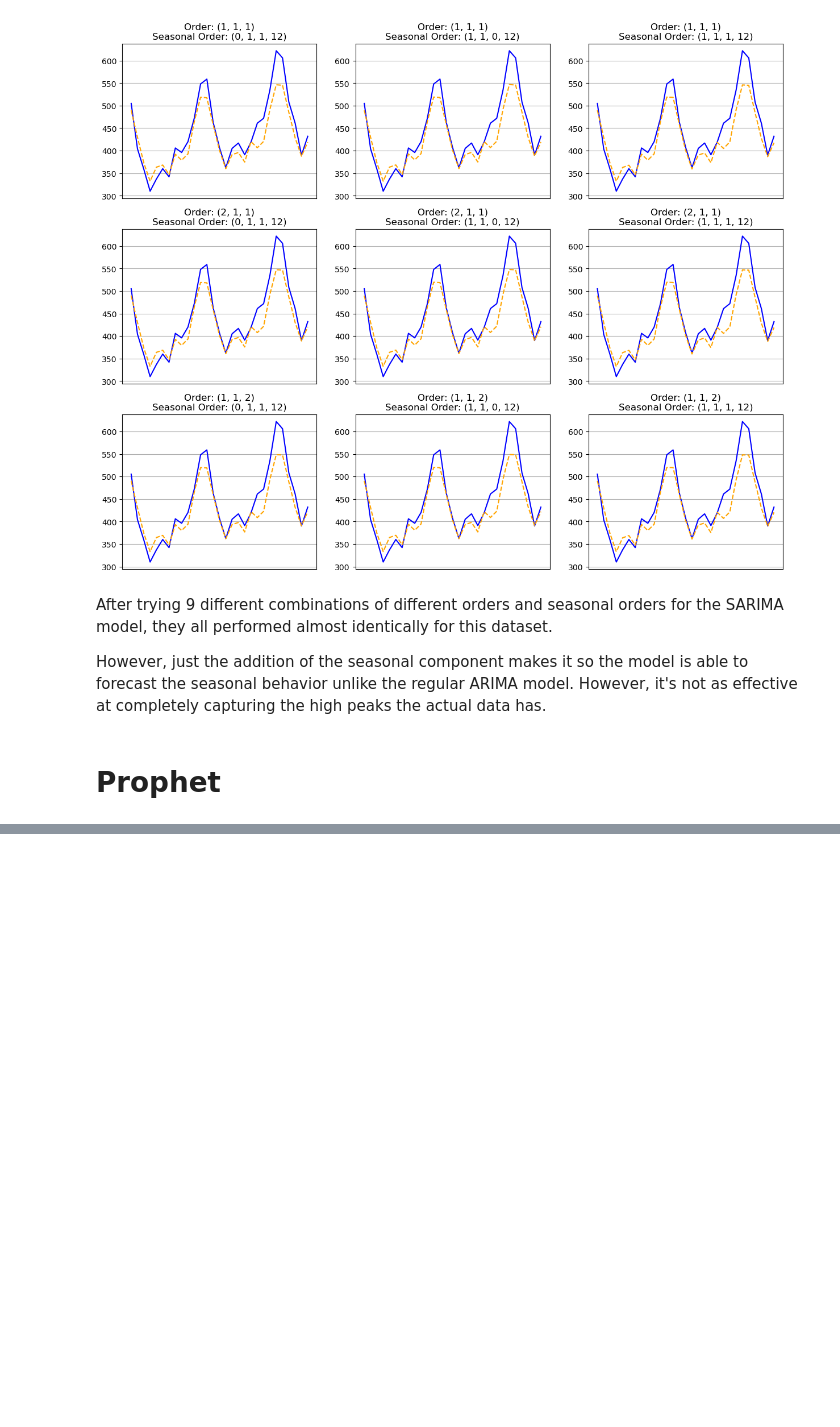
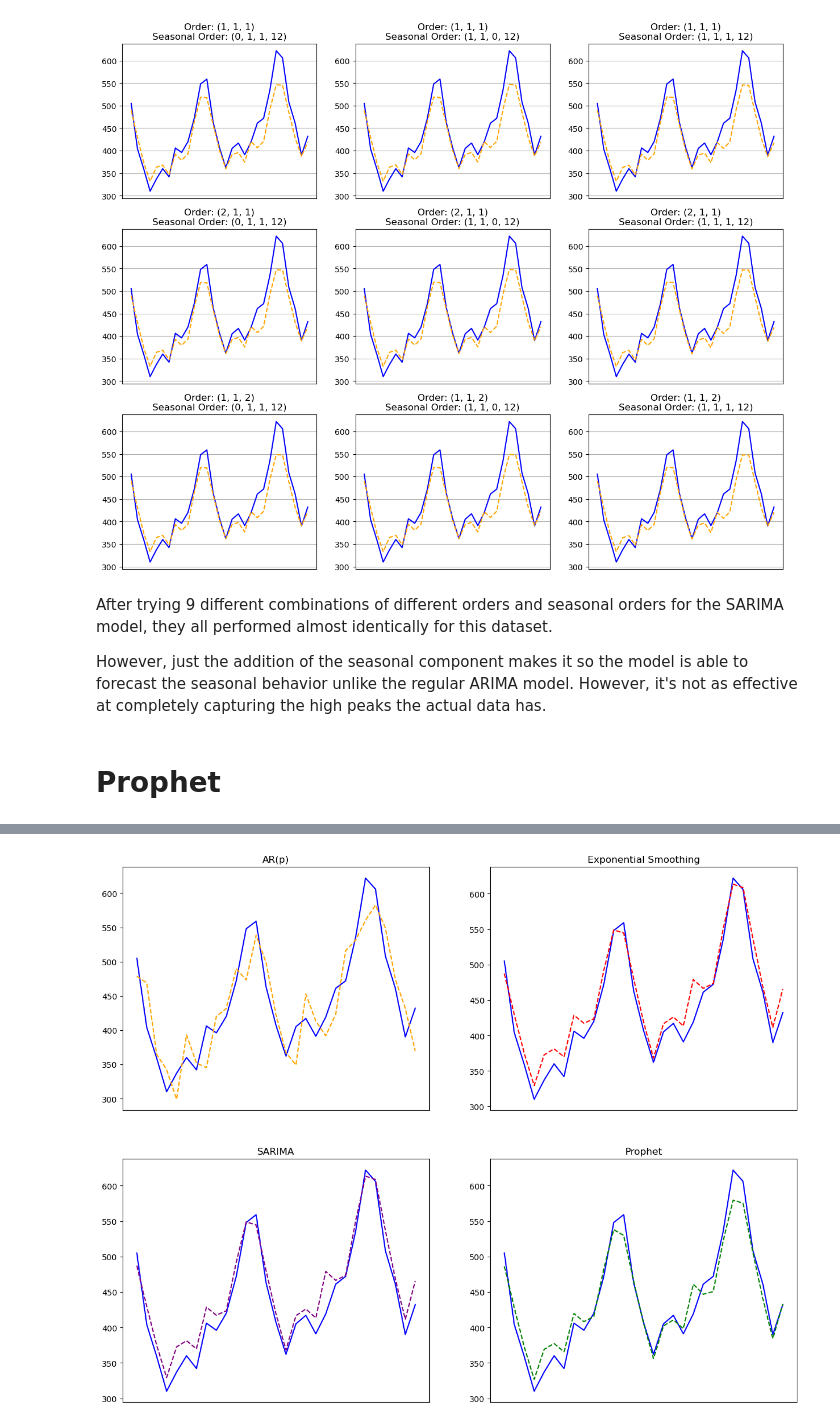
Before and after one commit to lyvin05/EE344-Time-Forecasting-Project, a Jupyter notebook: Notebooks/time_forecast_airline_passengers.ipynb, the cells around one changed output, grey strips where cells are left out. Drawn from its saved outputs; the diff is of its cells as text; code cells hidden in the pictures; blank space fills up the shorter version.

```diff
--- a/Notebooks/time_forecast_airline_passengers.ipynb
+++ b/Notebooks/time_forecast_airline_passengers.ipynb
@@ -506,0 +673,78 @@ However, just the addition of the seasonal component makes it so the model is ab
+# %%
+fig, axes = plt.subplots(2, 2, figsize=(15, 12))
+axes = axes.flatten()
+
+axes[0].plot(test["month"], y_test, color="blue", label="Observed")
+axes[0].plot(test["month"], arp_pred, color="orange", linestyle="--", label="Forecast")
+axes[0].set_title(
+    "AR(p)"
+)
+axes[0].set_xticks([])
+
+exp_model = ExponentialSmoothing(
+                train["total_passengers"],
+                trend="mul",
+                seasonal="mul",
+                seasonal_periods=12,
+            )
+exp_pred = exp_model.fit().forecast(len(test))
+
+axes[1].plot(test["month"], y_test, color="blue", label="Observed")
+axes[1].plot(test["month"], exp_pred, color="red", linestyle="--", label="Forecast")
+axes[1].set_title(
+    "Exponential Smoothing"
+)
+axes[1].set_xticks([])
+
+sarima_model = SARIMAX(
+            train["total_passengers"],
+            order=(1, 1, 2),
+            seasonal_order=(1, 1, 0, 12)
+        )
+
+fit = sarima_model.fit()
+sarima_pred = fit.forecast(steps=len(test))
+
+axes[2].plot(test["month"], y_test, color="blue", label="Observed")
+axes[2].plot(test["month"], exp_pred, color="purple", linestyle="--", label="Forecast")
+axes[2].set_title(
+    "SARIMA"
+)
+axes[2].set_xticks([])
+
+axes[3].plot(test["month"], y_test, color="blue", label="Observed")
+axes[3].plot(test["month"], proph_pred, color="green", linestyle="--", label="Forecast")
+axes[3].set_title(
+    "Prophet"
+)
+axes[3].set_xticks([])
+
+results = pd.DataFrame({
+    "Model": [
+        "AR(p) Linear Regression",
+        "Exponential Smoothing",
+        "Best SARIMA",
+        "Prophet"
+    ],
+    "MAE": [
+        32.586035,
+        17.462049,
+        21.998558,
+        15.428655
+    ],
+    "RMSE": [
+        37.932671,
+        21.336481,
+        28.512890,
+        19.179510
+    ],
+    "MAPE (%)": [
+        7.477452,
+        4.256353,
+        4.730873,
+        3.529343
+    ]
+})
+
+results
+# %% [output]
@@ -506,0 +756 @@ However, just the addition of the seasonal component makes it so the model is ab
+[figure, added]
```
Also changed, not shown: parts of 11 cells of this notebook.
